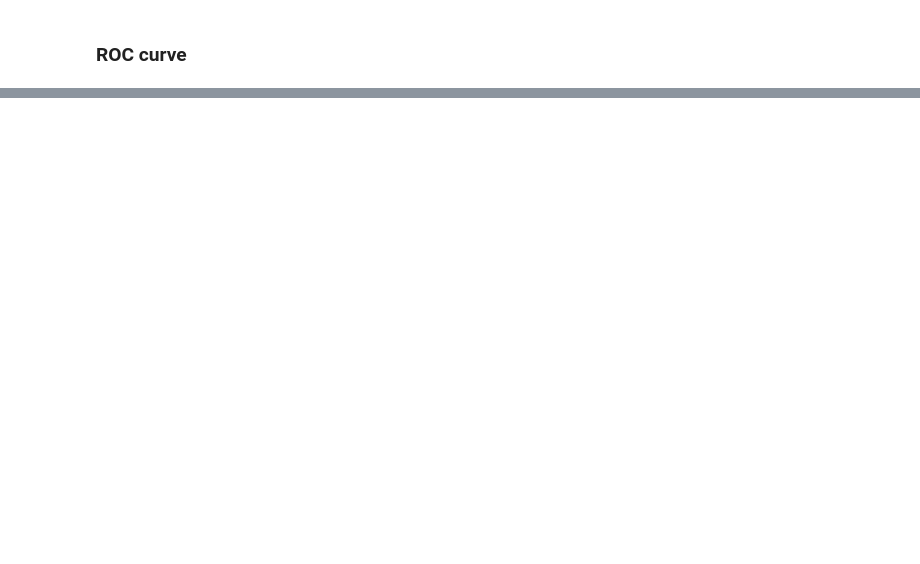
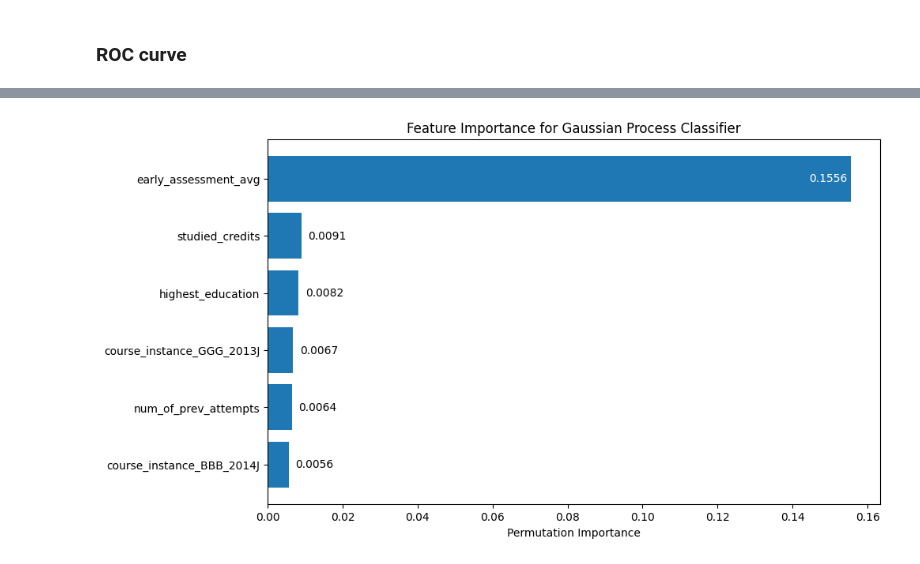
Before and after one commit to rgilyard/predict-student-outcomes, a Jupyter notebook: prelim_gaussian_process_model.ipynb, the cells around one changed output, grey strips where cells are left out. Saved outputs shown, nothing was run; the diff lists cells and outputs as text; code cells hidden in the pictures; blank space fills up the shorter version.

```diff
--- a/prelim_gaussian_process_model.ipynb
+++ b/prelim_gaussian_process_model.ipynb
@@ -173,8 +198,8 @@ X_test = X_test[X_train.columns]
 from sklearn.preprocessing import StandardScaler
 
 scaler = StandardScaler()
-X_train = scaler.fit_transform(X_train)
-X_test = scaler.transform(X_test)
+X_train_prepared = scaler.fit_transform(X_train)
+X_test_prepared = scaler.transform(X_test)
 # %% [markdown]
 ## Train Gaussian Process Model
 # %%
@@ -250,0 +277,13 @@ plt.show()
+# %%
+from sklearn.inspection import permutation_importance
+
+# Perform permutation importance
+result = permutation_importance(gp_classifier, X_test, y_test, n_repeats=30, random_state=0)
+
+# Get feature importances and their indices
+importances = result.importances_mean
+sorted_idx = importances.argsort()
+# %%
+# Get feature importances and their indices
+importances = result.importances_mean
+print(importances)
@@ -250,0 +302,3 @@ plt.show()
+# %%
+sorted_idx = importances.argsort()
+print(sorted_idx)
@@ -250,0 +328,33 @@ plt.show()
+# %%
+threshold = 0.1  # set a threshold to decide text placement
+
+# Number of top features to display
+top_n = 6
+
+# Plotting code, but restricted to 'top_n' most important features
+plt.figure(figsize=(10, 6))
+bars = plt.barh(range(top_n), importances[sorted_idx][-top_n:])
+
+# Add annotations
+for bar in bars:
+    bar_width = bar.get_width()
+    if bar_width > threshold:
+        text_x_position = bar_width - 0.001
+        text_color = 'white'
+    else:
+        text_x_position = bar_width + 0.012
+        text_color = 'black'
+
+    plt.text(text_x_position,  # x position
+             bar.get_y() + bar.get_height() / 2,  # y position
+             f'{bar_width:.4f}',  # text
+             va='center',
+             ha='right',
+             color=text_color)
+
+plt.yticks(range(top_n), [feature_names[i] for i in sorted_idx[-top_n:]])
+plt.xlabel('Permutation Importance')
+plt.title('Feature Importance for Gaussian Process Classifier')
+plt.show()
+# %% [output]
+[figure, added]
```
Also changed, not shown: parts of 23 cells of this notebook.
